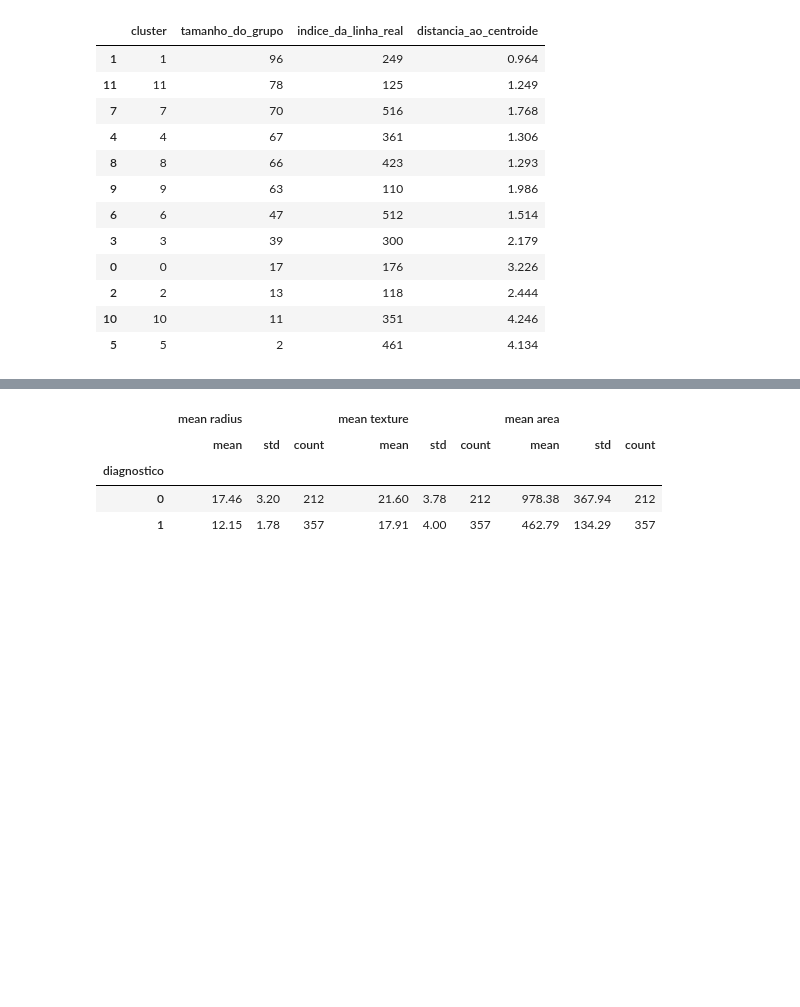
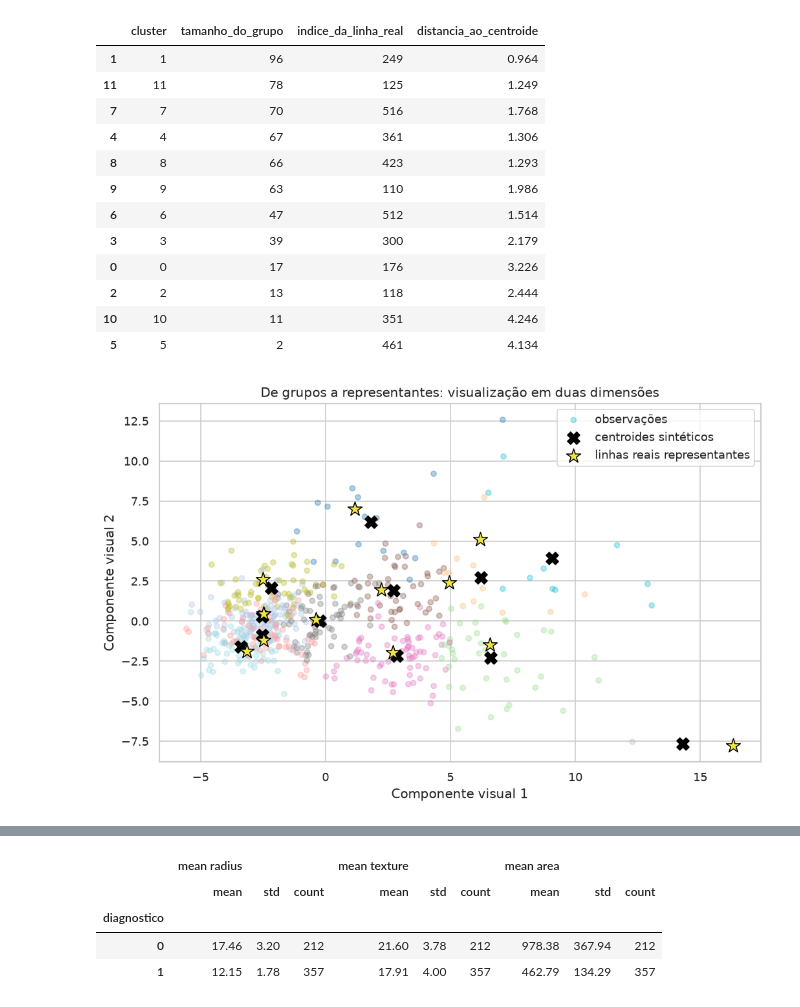
Before and after one commit to lalvim/DataMining, a Jupyter notebook: notebooks/unidade_03/03_03_reducao_de_dados.ipynb, the cells around one changed output, grey strips where cells are left out. Cells and saved outputs as stored; diff of their text form; code cells hidden in the pictures; blank space fills up the shorter version.

```diff
--- a/notebooks/unidade_03/03_03_reducao_de_dados.ipynb
+++ b/notebooks/unidade_03/03_03_reducao_de_dados.ipynb
@@ -110,4 +158,33 @@ resumo_representantes.round(3)
 | 2 | 2 | 13 | 118 | 2.444 |
 | 10 | 10 | 11 | 351 | 4.246 |
 | 5 | 5 | 2 | 461 | 4.134 |
+# %%
+pca_visual = PCA(n_components=2)
+X_visual = pca_visual.fit_transform(X_prototipos_pad)
+centroides_visuais = pca_visual.transform(kmeans.cluster_centers_)
+representantes_visuais = X_visual[indices_representantes]
+
+fig, ax = plt.subplots(figsize=(10, 6), dpi=120)
+ax.scatter(
+    X_visual[:, 0], X_visual[:, 1], c=rotulos_cluster, cmap="tab20",
+    s=24, alpha=0.35, label="observações",
+)
+ax.scatter(
+    centroides_visuais[:, 0], centroides_visuais[:, 1],
+    marker="X", s=130, c="#000000", label="centroides sintéticos",
+)
+ax.scatter(
+    representantes_visuais[:, 0], representantes_visuais[:, 1],
+    marker="*", s=190, c="#F0E442", edgecolors="#000000",
+    linewidths=0.9, label="linhas reais representantes",
+)
+ax.set(
+    title="De grupos a representantes: visualização em duas dimensões",
+    xlabel="Componente visual 1",
+    ylabel="Componente visual 2",
+)
+ax.legend(loc="best")
+plt.show()
+# %% [output]
+[figure, added]
 # %% [markdown]
```
Also changed, not shown: parts of 4 cells of this notebook, 2 other files.
